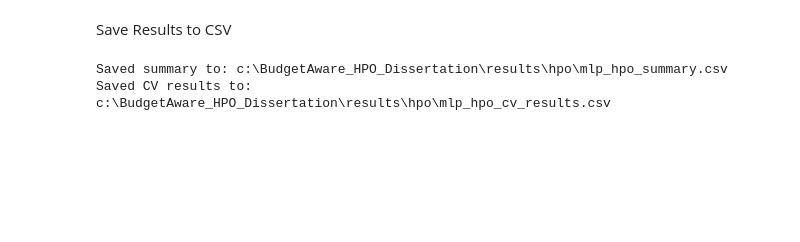
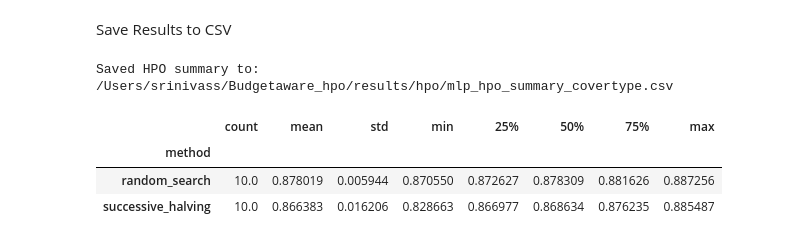
Before and after one commit to srini0037/Budgetaware_hpo, a Jupyter notebook: hpo/mlp_hpo.ipynb, the cells around one changed output. Saved outputs shown, nothing was run; the diff lists cells and outputs as text; code cells hidden in the pictures; blank space fills up the shorter version.

Commit message:
Save notebook updates: HPO notebooks, hypothesis tests, and results

```diff
--- a/hpo/mlp_hpo.ipynb
+++ b/hpo/mlp_hpo.ipynb
@@ -93,3 +100,18 @@ def get_param_distributions():
+# %%
+def sample_params(rng):
+    return {
+        "hidden_layer_sizes": PARAM_SPACE["hidden_layer_sizes"][
+            rng.randint(len(PARAM_SPACE["hidden_layer_sizes"]))
+        ],
+        "activation": PARAM_SPACE["activation"][
+            rng.randint(len(PARAM_SPACE["activation"]))
+        ],
+        "learning_rate_init": PARAM_SPACE["learning_rate_init"].rvs(random_state=rng),
+        "alpha": PARAM_SPACE["alpha"].rvs(random_state=rng),
+        "batch_size": PARAM_SPACE["batch_size"][
+            rng.randint(len(PARAM_SPACE["batch_size"]))
+        ],
+    }
 # %% [markdown]
 Random Search Function
 # %%
@@ -229,14 +223,19 @@ KeyboardInterrupt:
 # %% [markdown]
 Save Results to CSV
 # %%
-summary_path = os.path.join(OUTPUT_DIR, "mlp_hpo_summary.csv")
-cv_path = os.path.join(OUTPUT_DIR, "mlp_hpo_cv_results.csv")
+df_hpo = pd.DataFrame(results)
 
-df_summary.to_csv(summary_path, index=False)
-df_cv.to_csv(cv_path, index=False)
+output_path = HPO_DIR / "mlp_hpo_summary_covertype.csv"
+df_hpo.to_csv(output_path, index=False)
 
-print("Saved summary to:", os.path.abspath(summary_path))
-print("Saved CV results to:", os.path.abspath(cv_path))
+print("\nSaved HPO summary to:")
+print(output_path)
+
+df_hpo.groupby("method")["val_f1"].describe()
 # %% [output]
-Saved summary to: c:\BudgetAware_HPO_Dissertation\results\hpo\mlp_hpo_summary.csv
-Saved CV results to: c:\BudgetAware_HPO_Dissertation\results\hpo\mlp_hpo_cv_results.csv
+Saved HPO summary to:
+/Users/srinivass/Budgetaware_hpo/results/hpo/mlp_hpo_summary_covertype.csv
+|  | count | mean | std | min | 25% | 50% | 75% | max |
+| method |  |  |  |  |  |  |  |  |
+| random_search | 10.0 | 0.878019 | 0.005944 | 0.870550 | 0.872627 | 0.878309 | 0.881626 | 0.887256 |
+| successive_halving | 10.0 | 0.866383 | 0.016206 | 0.828663 | 0.866977 | 0.868634 | 0.876235 | 0.885487 |
```
Also changed, not shown: parts of 10 cells of this notebook, 6 other files.
